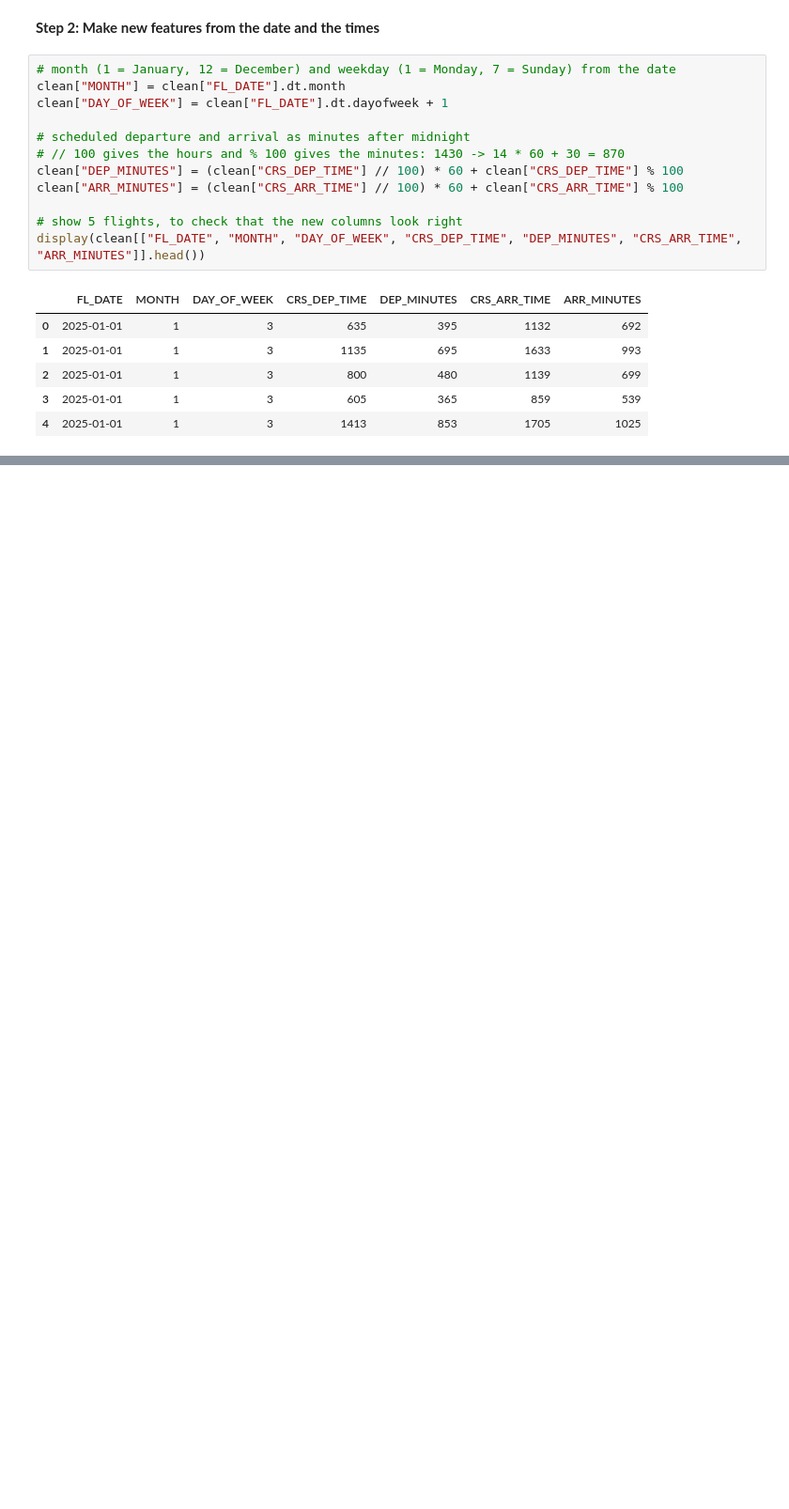
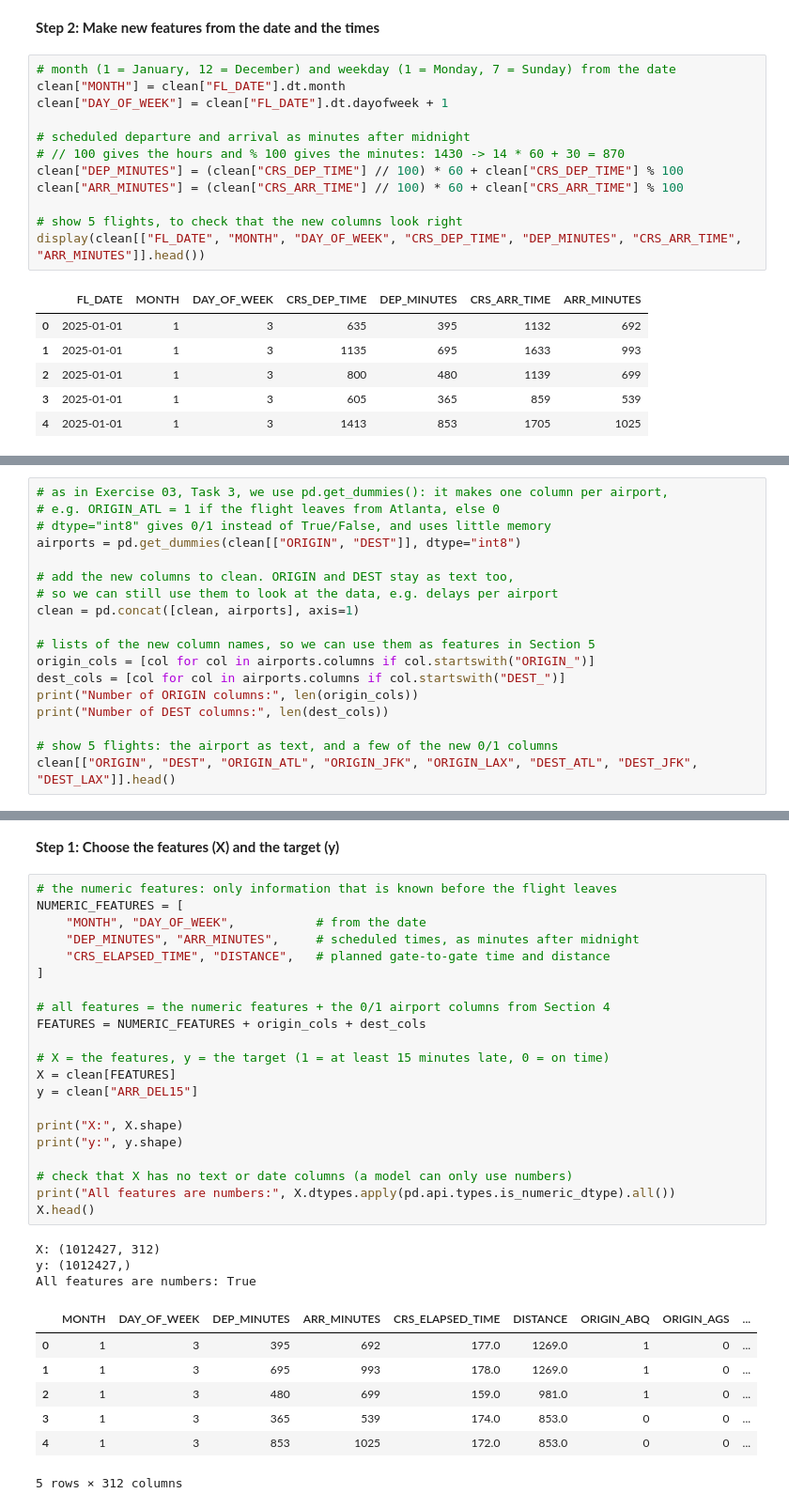
Before and after one commit to Malou100701/MachineLearning2026, a Jupyter notebook: flight_delay_analysis_starter.ipynb, the cells around one changed output, grey strips where cells are left out. Shown at 94% size. Saved outputs shown, nothing was run; the diff lists cells and outputs as text; blank space fills up the shorter version.

Commit message:
preparing for the model is done

```diff
--- a/flight_delay_analysis_starter.ipynb
+++ b/flight_delay_analysis_starter.ipynb
@@ -631,0 +407,18 @@ display(X_train_scaled[NUMERIC_FEATURES].describe().loc[["mean", "std"]].round(2
+# %%
+# as in Exercise 03, Task 3, we use pd.get_dummies(): it makes one column per airport,
+# e.g. ORIGIN_ATL = 1 if the flight leaves from Atlanta, else 0
+# dtype="int8" gives 0/1 instead of True/False, and uses little memory
+airports = pd.get_dummies(clean[["ORIGIN", "DEST"]], dtype="int8")
+
+# add the new columns to clean. ORIGIN and DEST stay as text too,
+# so we can still use them to look at the data, e.g. delays per airport
+clean = pd.concat([clean, airports], axis=1)
+
+# lists of the new column names, so we can use them as features in Section 5
+origin_cols = [col for col in airports.columns if col.startswith("ORIGIN_")]
+dest_cols = [col for col in airports.columns if col.startswith("DEST_")]
+print("Number of ORIGIN columns:", len(origin_cols))
+print("Number of DEST columns:", len(dest_cols))
+
+# show 5 flights: the airport as text, and a few of the new 0/1 columns
+clean[["ORIGIN", "DEST", "ORIGIN_ATL", "ORIGIN_JFK", "ORIGIN_LAX", "DEST_ATL", "DEST_JFK", "DEST_LAX"]].head()
@@ -631,0 +512,34 @@ display(X_train_scaled[NUMERIC_FEATURES].describe().loc[["mean", "std"]].round(2
+# %% [markdown]
+**Step 1: Choose the features (X) and the target (y)**
+# %%
+# the numeric features: only information that is known before the flight leaves
+NUMERIC_FEATURES = [
+    "MONTH", "DAY_OF_WEEK",           # from the date
+    "DEP_MINUTES", "ARR_MINUTES",     # scheduled times, as minutes after midnight
+    "CRS_ELAPSED_TIME", "DISTANCE",   # planned gate-to-gate time and distance
+]
+
+# all features = the numeric features + the 0/1 airport columns from Section 4
+FEATURES = NUMERIC_FEATURES + origin_cols + dest_cols
+
+# X = the features, y = the target (1 = at least 15 minutes late, 0 = on time)
+X = clean[FEATURES]
+y = clean["ARR_DEL15"]
+
+print("X:", X.shape)
+print("y:", y.shape)
+
+# check that X has no text or date columns (a model can only use numbers)
+print("All features are numbers:", X.dtypes.apply(pd.api.types.is_numeric_dtype).all())
+X.head()
+# %% [output]
+X: (1012427, 312)
+y: (1012427,)
+All features are numbers: True
+|  | MONTH | DAY_OF_WEEK | DEP_MINUTES | ARR_MINUTES | CRS_ELAPSED_TIME | DISTANCE | ORIGIN_ABQ | ORIGIN_AGS | ... |
+| 0 | 1 | 3 | 395 | 692 | 177.0 | 1269.0 | 1 | 0 | ... |
+| 1 | 1 | 3 | 695 | 993 | 178.0 | 1269.0 | 1 | 0 | ... |
+| 2 | 1 | 3 | 480 | 699 | 159.0 | 981.0 | 1 | 0 | ... |
+| 3 | 1 | 3 | 365 | 539 | 174.0 | 853.0 | 0 | 0 | ... |
+| 4 | 1 | 3 | 853 | 1025 | 172.0 | 853.0 | 0 | 0 | ... |
+5 rows × 312 columns
```
Also changed, not shown: parts of 39 cells of this notebook.
